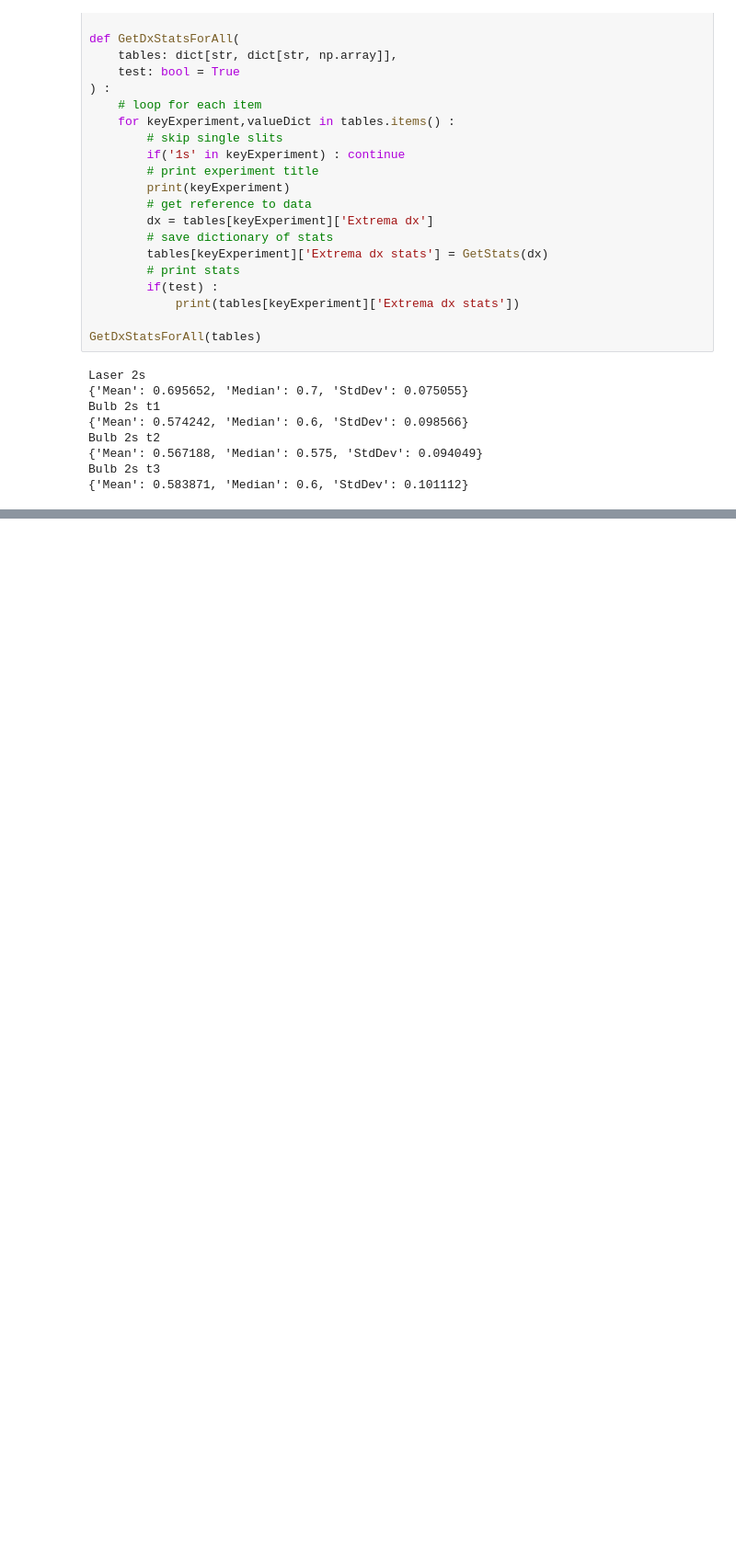
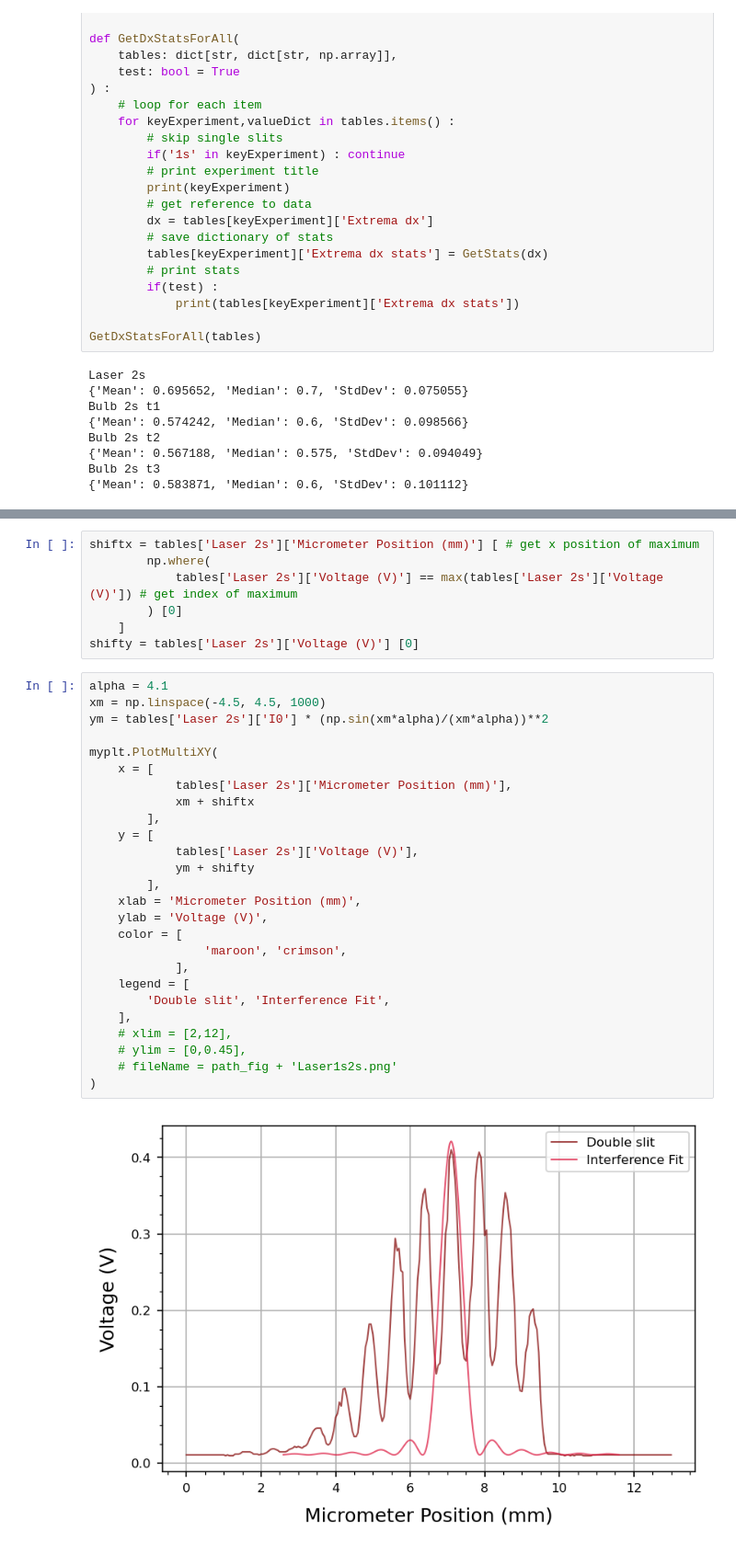
Before and after one commit to parallax-xallaraq/PHSX616, a Jupyter notebook: Lab1 - Two Slit Interference/Code/MaximaMinima.ipynb, the cells around one changed output, grey strips where cells are left out. Shown at 92% size. Cells and saved outputs as stored; diff of their text form; blank space fills up the shorter version.

```diff
--- a/Lab1 - Two Slit Interference/Code/MaximaMinima.ipynb
+++ b/Lab1 - Two Slit Interference/Code/MaximaMinima.ipynb
@@ -210,0 +228,35 @@ Bulb 2s t3
+# %%
+shiftx = tables['Laser 2s']['Micrometer Position (mm)'] [ # get x position of maximum
+        np.where(
+            tables['Laser 2s']['Voltage (V)'] == max(tables['Laser 2s']['Voltage (V)']) # get index of maximum
+        ) [0]
+    ]
+shifty = tables['Laser 2s']['Voltage (V)'] [0]
+# %%
+alpha = 4.1
+xm = np.linspace(-4.5, 4.5, 1000)
+ym = tables['Laser 2s']['I0'] * (np.sin(xm*alpha)/(xm*alpha))**2
+
+myplt.PlotMultiXY(
+    x = [
+            tables['Laser 2s']['Micrometer Position (mm)'],
+            xm + shiftx
+        ],
+    y = [
+            tables['Laser 2s']['Voltage (V)'],
+            ym + shifty
+        ],
+    xlab = 'Micrometer Position (mm)',
+    ylab = 'Voltage (V)',
+    color = [
+                'maroon', 'crimson',
+            ],
+    legend = [
+        'Double slit', 'Interference Fit',
+    ],
+    # xlim = [2,12],
+    # ylim = [0,0.45],
+    # fileName = path_fig + 'Laser1s2s.png'
+)
+# %% [output]
+[figure, added]
```
Also changed, not shown: parts of 6 cells of this notebook.
